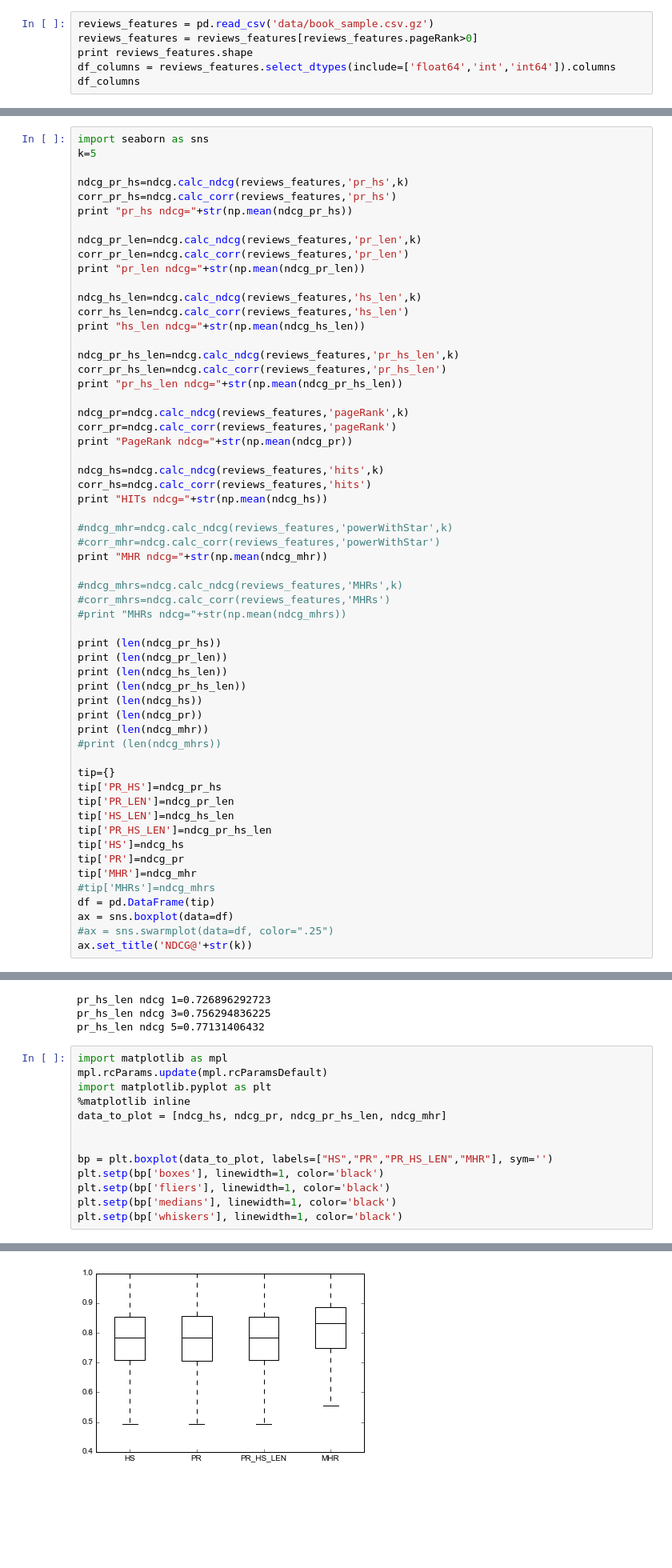
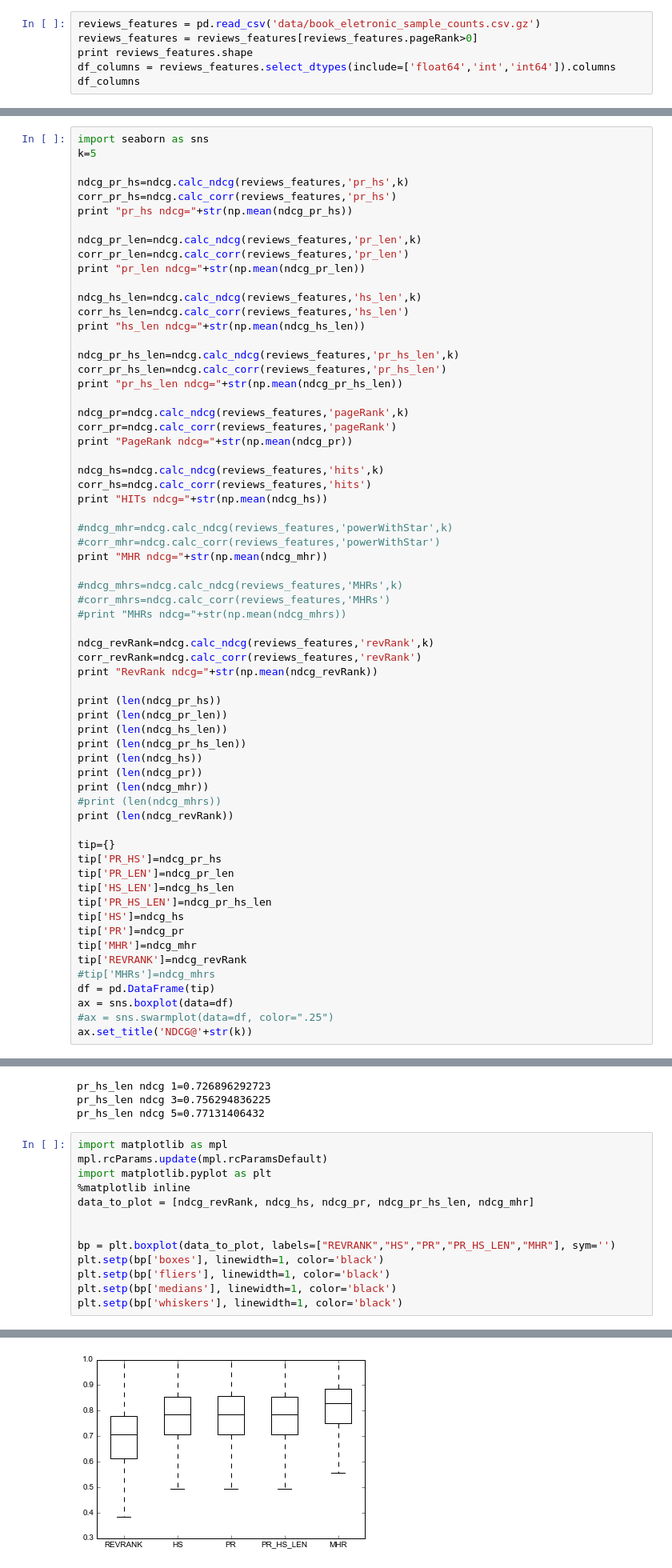
Before and after one commit to vwoloszyn/MRR, a Jupyter notebook: PR_HS_LEN_combined_book.ipynb, the cells around one changed output, grey strips where cells are left out. Shown at 80% size. Cells and saved outputs as stored; diff of their text form; blank space fills up the shorter version.

```diff
--- a/PR_HS_LEN_combined_book.ipynb
+++ b/PR_HS_LEN_combined_book.ipynb
@@ -47,7 +47,7 @@ def word_count(r):
     except:
         return 0
 # %%
-reviews_features = pd.read_csv('data/book_sample.csv.gz')
+reviews_features = pd.read_csv('data/book_eletronic_sample_counts.csv.gz')
 reviews_features = reviews_features[reviews_features.pageRank>0]
 print reviews_features.shape
 df_columns = reviews_features.select_dtypes(include=['float64','int','int64']).columns
@@ -148,6 +150,10 @@ print "MHR ndcg="+str(np.mean(ndcg_mhr))
 #corr_mhrs=ndcg.calc_corr(reviews_features,'MHRs')
 #print "MHRs ndcg="+str(np.mean(ndcg_mhrs))
 
+ndcg_revRank=ndcg.calc_ndcg(reviews_features,'revRank',k)
+corr_revRank=ndcg.calc_corr(reviews_features,'revRank')
+print "RevRank ndcg="+str(np.mean(ndcg_revRank))
+
 print (len(ndcg_pr_hs))
 print (len(ndcg_pr_len))
 print (len(ndcg_hs_len))
@@ -156,6 +162,7 @@ print (len(ndcg_hs))
 print (len(ndcg_pr))
 print (len(ndcg_mhr))
 #print (len(ndcg_mhrs))
+print (len(ndcg_revRank))
 
 tip={}
 tip['PR_HS']=ndcg_pr_hs
@@ -165,6 +172,7 @@ tip['PR_HS_LEN']=ndcg_pr_hs_len
 tip['HS']=ndcg_hs
 tip['PR']=ndcg_pr
 tip['MHR']=ndcg_mhr
+tip['REVRANK']=ndcg_revRank
 #tip['MHRs']=ndcg_mhrs
 df = pd.DataFrame(tip)
 ax = sns.boxplot(data=df)
@@ -203,10 +213,10 @@ import matplotlib as mpl
 mpl.rcParams.update(mpl.rcParamsDefault)
 import matplotlib.pyplot as plt
 %matplotlib inline
-data_to_plot = [ndcg_hs, ndcg_pr, ndcg_pr_hs_len, ndcg_mhr]
+data_to_plot = [ndcg_revRank, ndcg_hs, ndcg_pr, ndcg_pr_hs_len, ndcg_mhr]
 
 
-bp = plt.boxplot(data_to_plot, labels=["HS","PR","PR_HS_LEN","MHR"], sym='')
+bp = plt.boxplot(data_to_plot, labels=["REVRANK","HS","PR","PR_HS_LEN","MHR"], sym='')
 plt.setp(bp['boxes'], linewidth=1, color='black')
 plt.setp(bp['fliers'], linewidth=1, color='black')
 plt.setp(bp['medians'], linewidth=1, color='black')
@@ -230,2 +244,2 @@ plt.setp(bp['whiskers'], linewidth=1, color='black')
  None]
-[figure, old version]
+[figure, new version]
```
Also changed, not shown: parts of 5 cells of this notebook, 4 other files.
